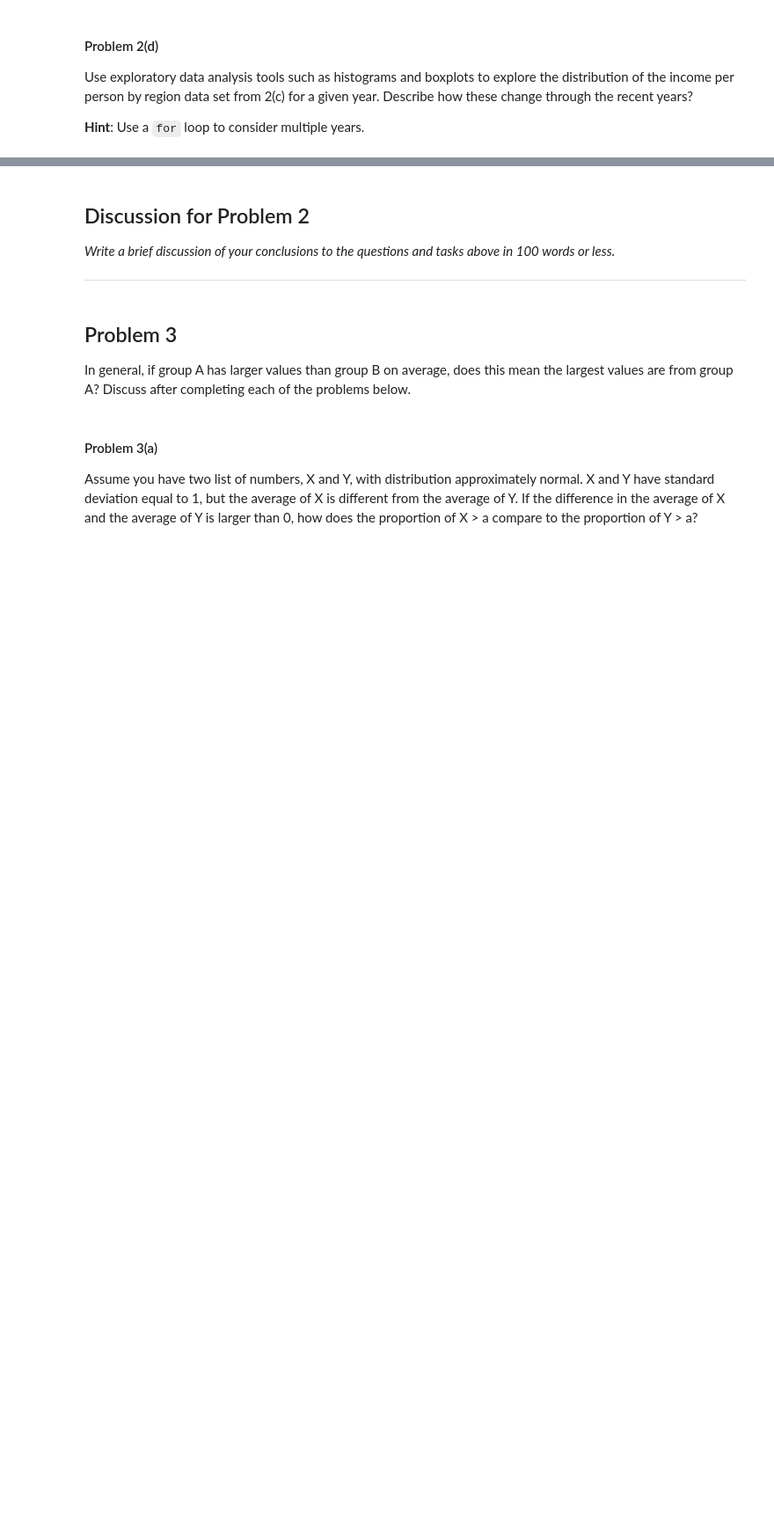
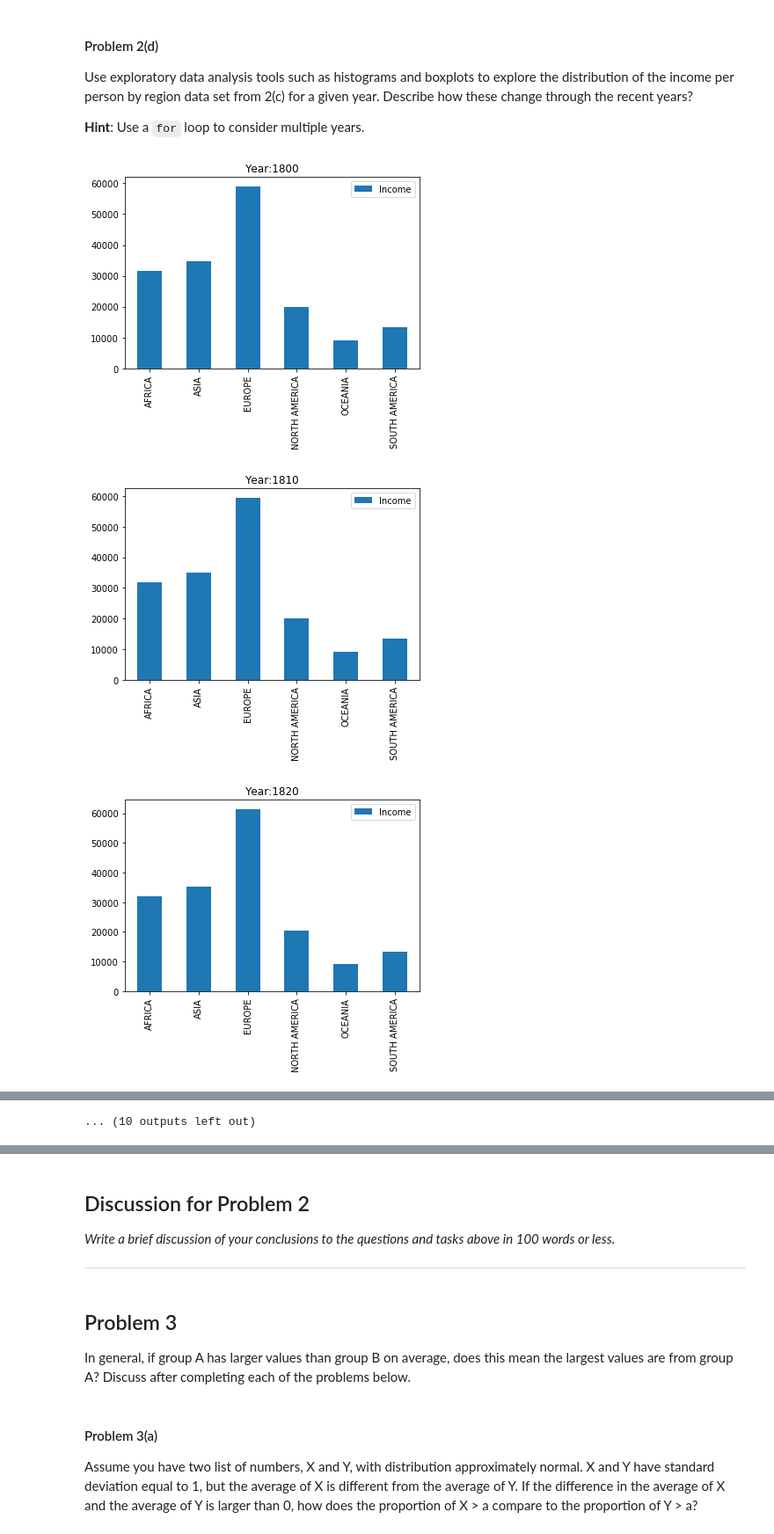
Before and after one commit to ShichengChen/cs109, a Jupyter notebook: 2014-master/homework/HW1.ipynb, the cells around one changed output, grey strips where cells are left out. Shown at 88% size. Drawn from its saved outputs; the diff is of its cells as text; code cells hidden in the pictures; blank space fills up the shorter version.

```diff
--- a/2014-master/homework/HW1.ipynb
+++ b/2014-master/homework/HW1.ipynb
@@ -353,4 +445,11 @@ Example
 -------
 >>> mergeByYear(2010)
 """
-#your code here
+def mergeByYear(year):
+    data = pd.DataFrame(income[year].values, columns = ['Income'])
+    data['Country'] = income['GDP per capita'].values
+    re = pd.merge(data,countries, how="inner", on=['Country'])
+    re.Income = np.round(re.Income, 2)
+    return re
+
+mergeByYear(2010).head()
@@ -364,0 +469,17 @@ Use exploratory data analysis tools such as histograms and boxplots to explore t
+# %%
+years = np.arange(1800, 2014,10)
+for y in years:
+    icr = mergeByYear(y)
+    rc = icr.groupby(['Region'],as_index=False).sum()
+    rc = rc.set_index('Region')
+    rc.index.name = None
+    #print rc
+    #np.log(rc).hist(bins=30)
+    #rc.hist(bins=30)
+    rc.plot(kind='bar')
+    plt.title("Year:" + str(y))
+    #print rc
+# %% [output]
+[figure, added]
+[figure, added]
+[figure, added]
@@ -364,0 +495 @@ Use exploratory data analysis tools such as histograms and boxplots to explore t
+... (10 outputs left out)
```
Also changed, not shown: parts of 18 cells of this notebook, 29 other files.
